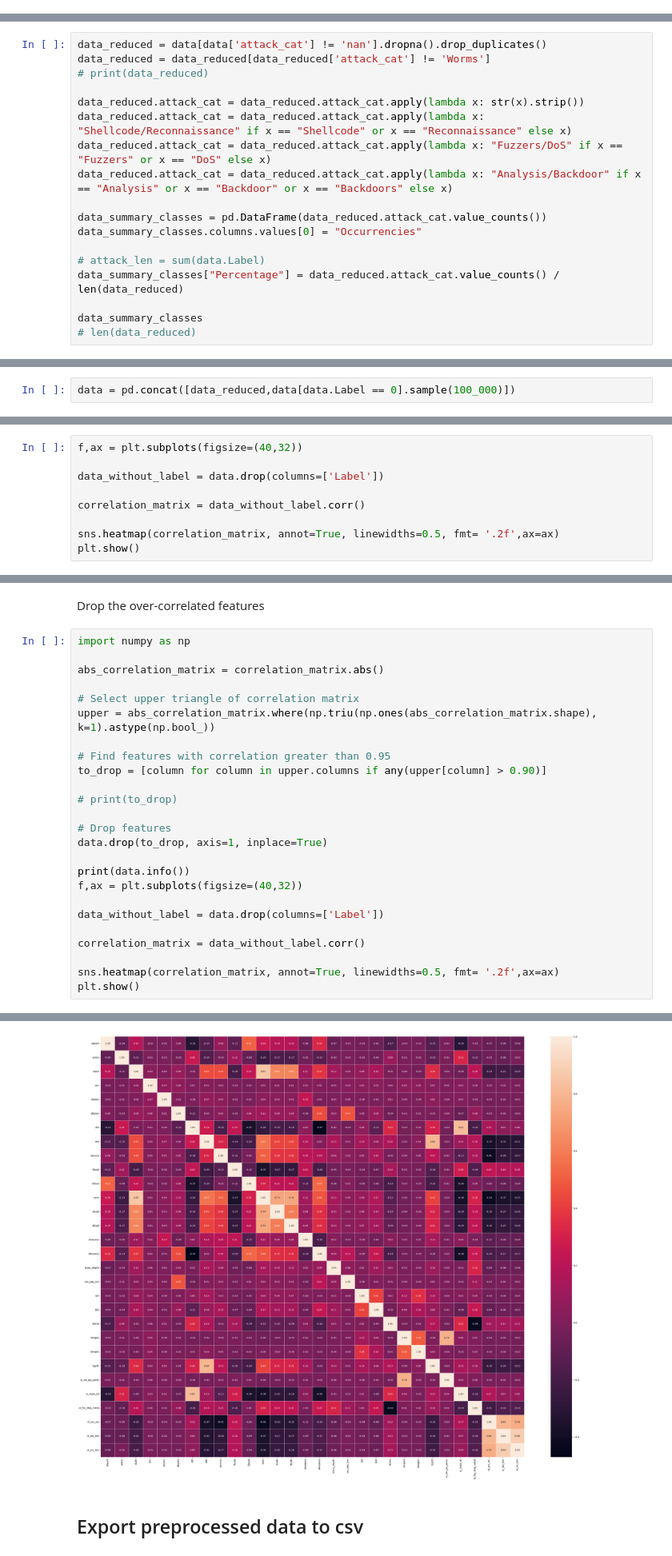
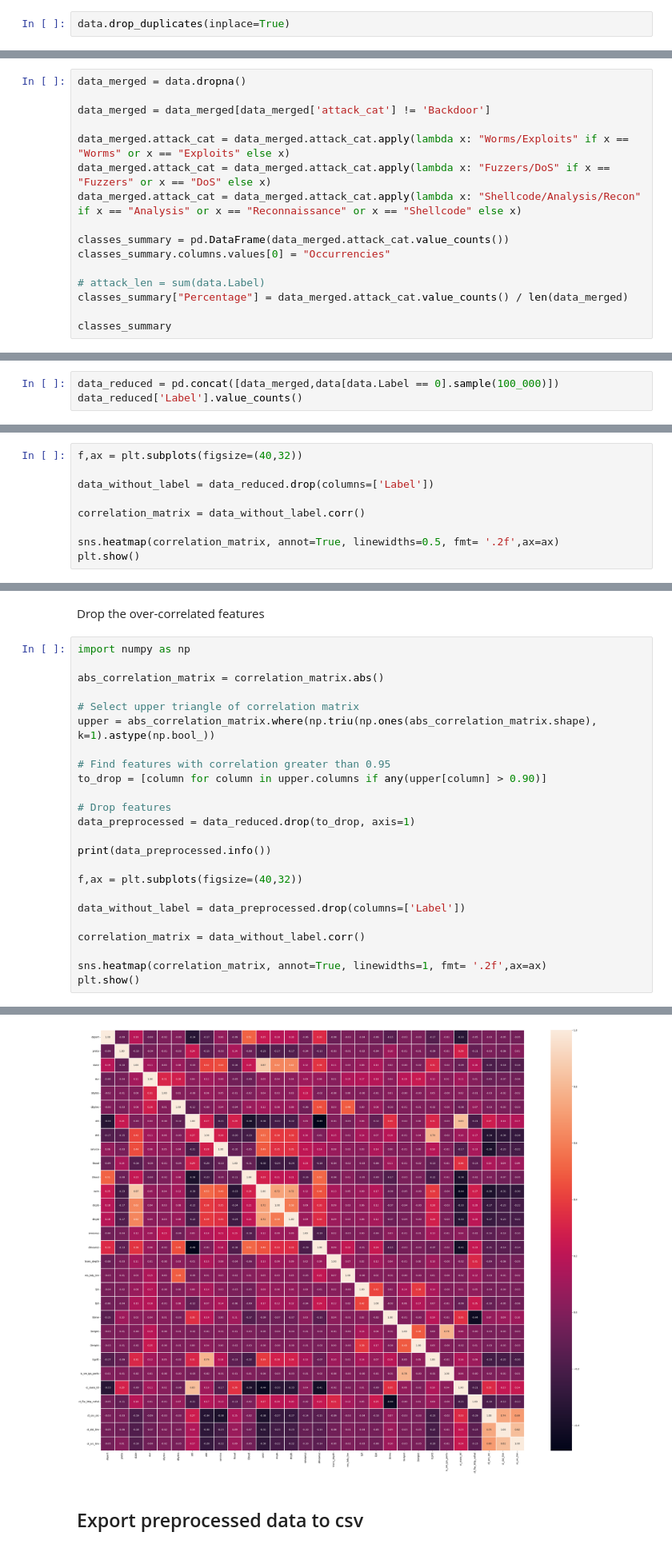
Before and after one commit to just-hms/DM-ML, a Jupyter notebook: src/preprocessing.ipynb, the cells around one changed output, grey strips where cells are left out. Shown at 80% size. Cells and saved outputs as stored; diff of their text form.

```diff
--- a/src/preprocessing.ipynb
+++ b/src/preprocessing.ipynb
@@ -133 +152,3 @@ memory usage: 910.8+ MB
+# %%
+data.drop_duplicates(inplace=True)
 # %% [markdown]
@@ -339,20 +345,18 @@ we can see that the classes of attack are reduced to [Shellcode/Reconnaissance],
 # %%
-data_reduced = data[data['attack_cat'] != 'nan'].dropna().drop_duplicates()
-data_reduced = data_reduced[data_reduced['attack_cat'] != 'Worms']
-# print(data_reduced)
+data_merged = data.dropna()
 
-data_reduced.attack_cat = data_reduced.attack_cat.apply(lambda x: str(x).strip())
-data_reduced.attack_cat = data_reduced.attack_cat.apply(lambda x: "Shellcode/Reconnaissance" if x == "Shellcode" or x == "Reconnaissance" else x)
-data_reduced.attack_cat = data_reduced.attack_cat.apply(lambda x: "Fuzzers/DoS" if x == "Fuzzers" or x == "DoS" else x)
-data_reduced.attack_cat = data_reduced.attack_cat.apply(lambda x: "Analysis/Backdoor" if x == "Analysis" or x == "Backdoor" or x == "Backdoors" else x)
+data_merged = data_merged[data_merged['attack_cat'] != 'Backdoor']
 
-data_summary_classes = pd.DataFrame(data_reduced.attack_cat.value_counts())
-data_summary_classes.columns.values[0] = "Occurrencies"
+data_merged.attack_cat = data_merged.attack_cat.apply(lambda x: "Worms/Exploits" if x == "Worms" or x == "Exploits" else x)
+data_merged.attack_cat = data_merged.attack_cat.apply(lambda x: "Fuzzers/DoS" if x == "Fuzzers" or x == "DoS" else x)
+data_merged.attack_cat = data_merged.attack_cat.apply(lambda x: "Shellcode/Analysis/Recon" if x == "Analysis" or x == "Reconnaissance" or x == "Shellcode" else x)
+
+classes_summary = pd.DataFrame(data_merged.attack_cat.value_counts())
+classes_summary.columns.values[0] = "Occurrencies"
 
 # attack_len = sum(data.Label)
-data_summary_classes["Percentage"] = data_reduced.attack_cat.value_counts() / len(data_reduced)
+classes_summary["Percentage"] = data_merged.attack_cat.value_counts() / len(data_merged)
 
-data_summary_classes
-# len(data_reduced)
+classes_summary
 # %% [output]
 |  | Occurrencies | Percentage |
@@ -366,2 +369,3 @@ data_summary_classes
 # %%
-data = pd.concat([data_reduced,data[data.Label == 0].sample(100_000)])
+data_reduced = pd.concat([data_merged,data[data.Label == 0].sample(100_000)])
+data_reduced['Label'].value_counts()
@@ -370,7 +378,7 @@ data = pd.concat([data_reduced,data[data.Label == 0].sample(100_000)])
 # %%
 f,ax = plt.subplots(figsize=(40,32))
 
-data_without_label = data.drop(columns=['Label'])
+data_without_label = data_reduced.drop(columns=['Label'])
 
 correlation_matrix = data_without_label.corr()
 
@@ -391,19 +399,18 @@ upper = abs_correlation_matrix.where(np.triu(np.ones(abs_correlation_matrix.shap
 # Find features with correlation greater than 0.95
 to_drop = [column for column in upper.columns if any(upper[column] > 0.90)]
 
-# print(to_drop)
+# Drop features
+data_preprocessed = data_reduced.drop(to_drop, axis=1)
 
-# Drop features
-data.drop(to_drop, axis=1, inplace=True)
+print(data_preprocessed.info())
 
-print(data.info())
 f,ax = plt.subplots(figsize=(40,32))
 
-data_without_label = data.drop(columns=['Label'])
+data_without_label = data_preprocessed.drop(columns=['Label'])
 
 correlation_matrix = data_without_label.corr()
 
-sns.heatmap(correlation_matrix, annot=True, linewidths=0.5, fmt= '.2f',ax=ax)
+sns.heatmap(correlation_matrix, annot=True, linewidths=1, fmt= '.2f',ax=ax)
 plt.show()
 # %% [output]
 <class 'pandas.core.frame.DataFrame'>
@@ -425,5 +432,5 @@ memory usage: 50.2+ MB
 None
-[figure, old version]
+[figure, new version]
 # %% [markdown]
 ## Export preprocessed data to csv
 # %%
```
Also changed, not shown: parts of 28 cells of this notebook, 21 other files.
